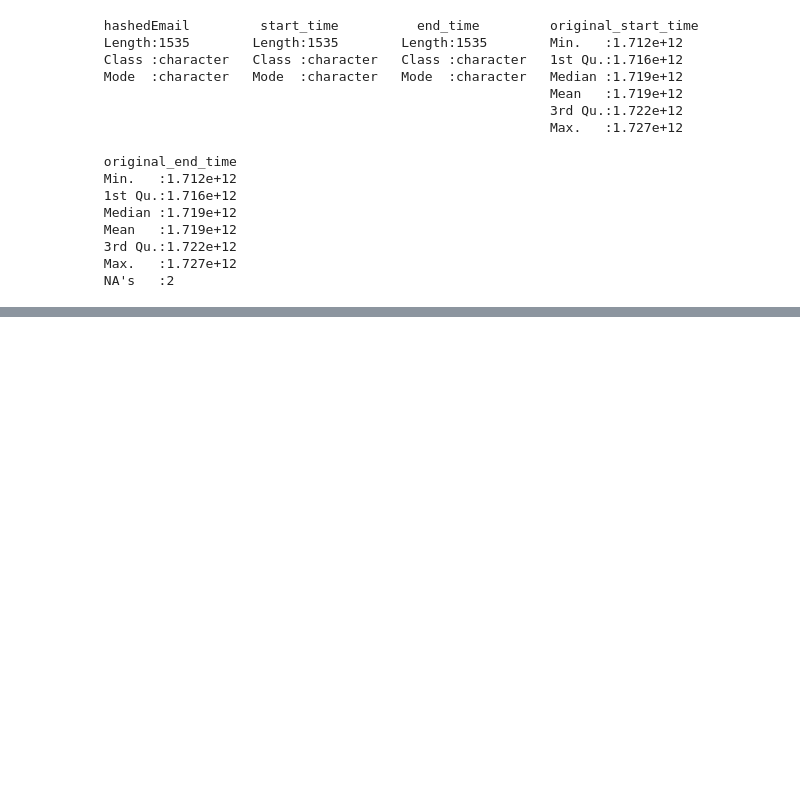
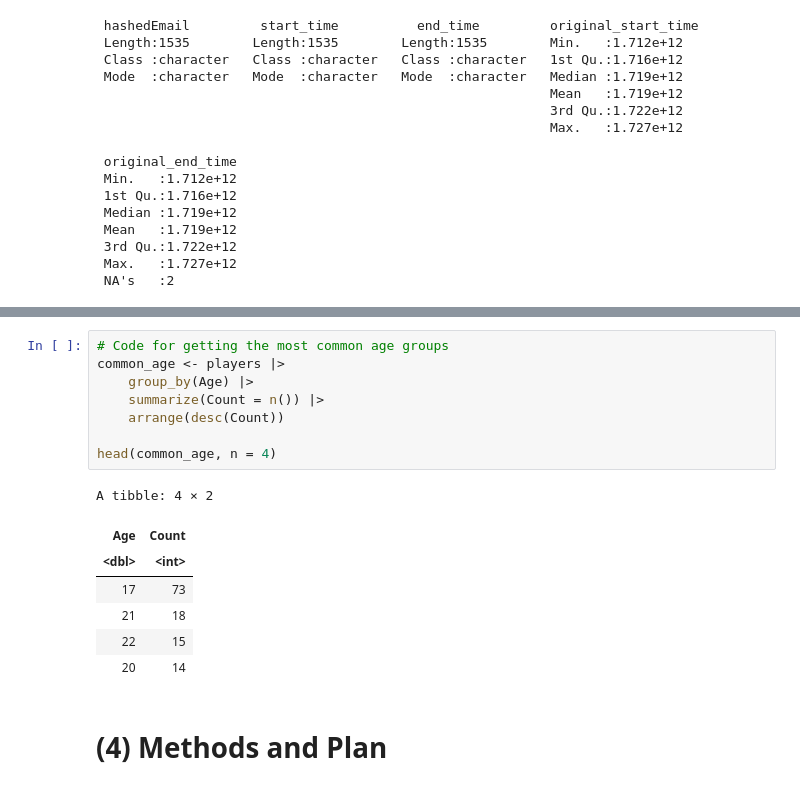
Before and after one commit to Alexjhz07/DSCI-100-Project-Individual, a Jupyter notebook: analysis.ipynb, the cells around one changed output, grey strips where cells are left out. Drawn from its saved outputs; the diff is of its cells as text; blank space fills up the shorter version.

```diff
--- a/analysis.ipynb
+++ b/analysis.ipynb
@@ -162,0 +217,18 @@ A tibble: 2 × 5
+# %%
+# Code for getting the most common age groups
+common_age <- players |>
+    group_by(Age) |>
+    summarize(Count = n()) |>
+    arrange(desc(Count))
+
+head(common_age, n = 4)
+# %% [output]
+A tibble: 4 × 2
+| Age | Count |
+| <dbl> | <int> |
+| 17 | 73 |
+| 21 | 18 |
+| 22 | 15 |
+| 20 | 14 |
+# %% [markdown]
+# (4) Methods and Plan
```
Also changed, not shown: parts of 6 cells of this notebook.
